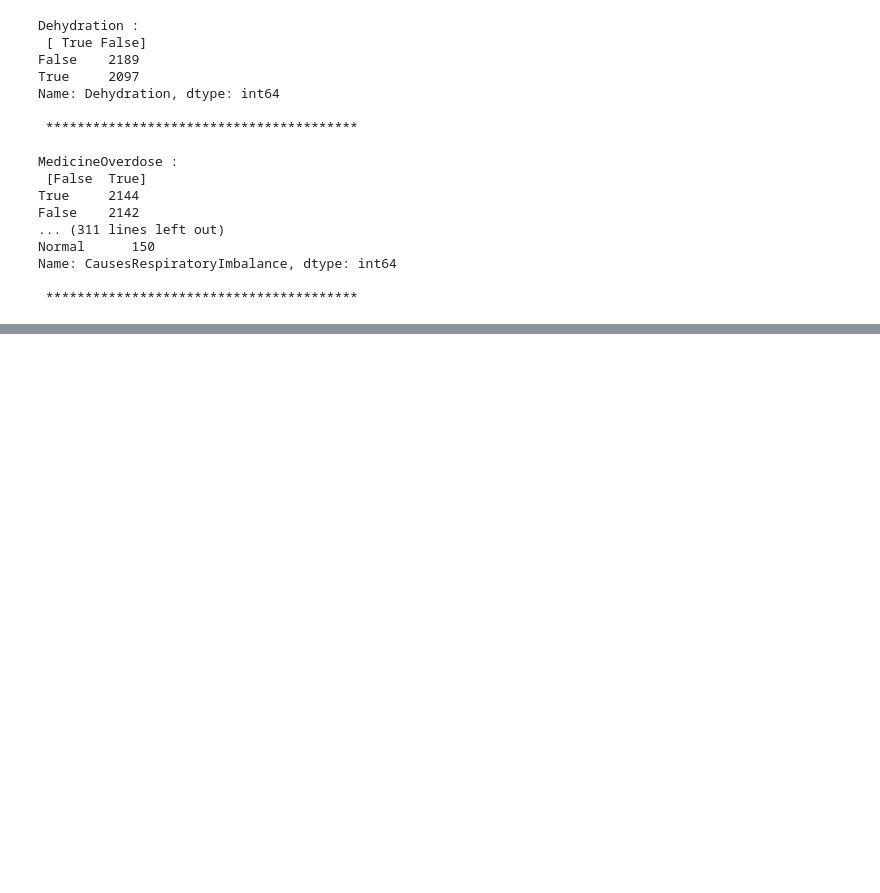
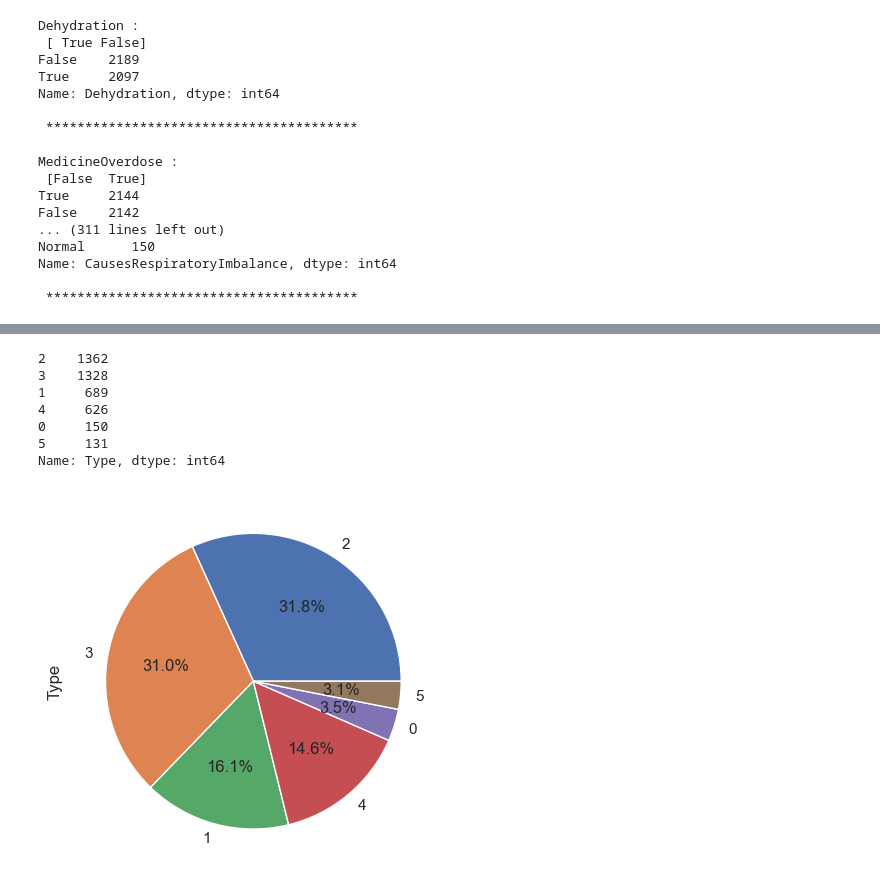
Before and after one commit to abideen-olawuwo/healthmonitor, a Jupyter notebook: health_monitor.ipynb, the cells around one changed output, grey strips where cells are left out. Cells and saved outputs as stored; diff of their text form; code cells hidden in the pictures; blank space fills up the shorter version.

```diff
--- a/health_monitor.ipynb
+++ b/health_monitor.ipynb
@@ -236,0 +237,13 @@ Name: BPSYS, dtype: int64
+# %%
+#Loan Status
+df['Type'].value_counts().plot(kind='pie',autopct='%1.1f%%')
+print(df['Type'].value_counts())
+# %% [output]
+2    1362
+3    1328
+1     689
+4     626
+0     150
+5     131
+Name: Type, dtype: int64
+[figure, added]
```
Also changed, not shown: parts of 9 cells of this notebook.
